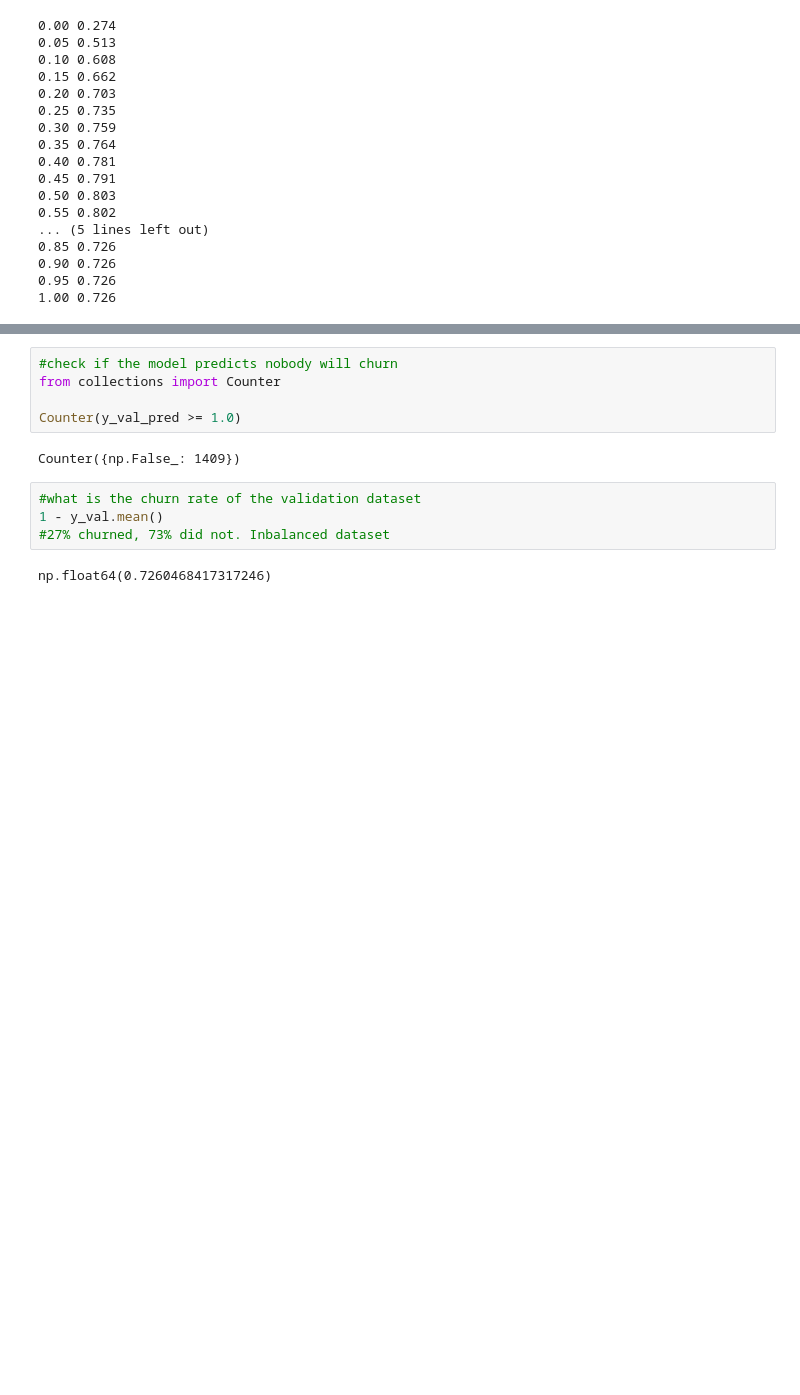
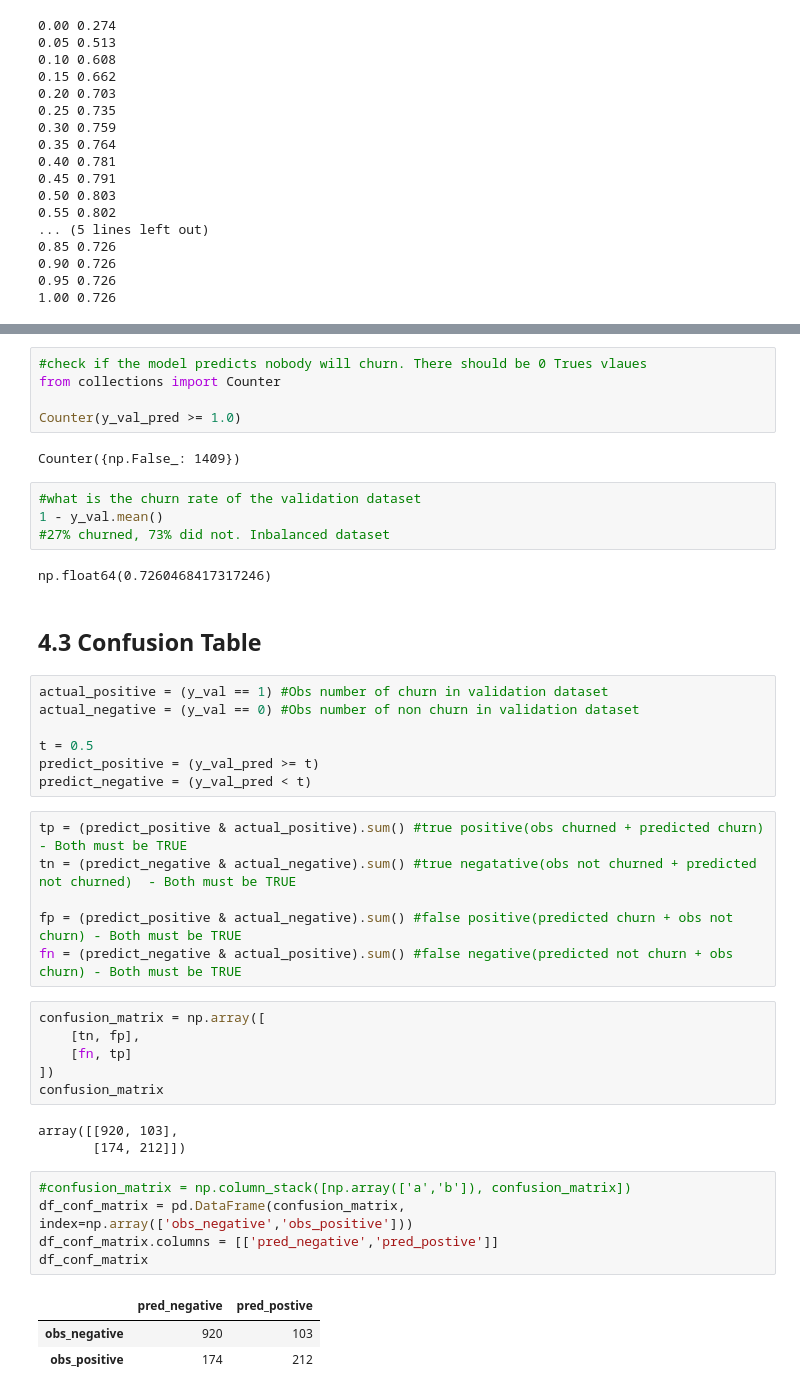
Before and after one commit to dangerpouse/zoomcamp---Machine-Learning, a Jupyter notebook: 03 - Classification/001 - Churn Project.ipynb, the cells around one changed output, grey strips where cells are left out. Cells and saved outputs as stored; diff of their text form; blank space fills up the shorter version.

```diff
--- a/03 - Classification/001 - Churn Project.ipynb
+++ b/03 - Classification/001 - Churn Project.ipynb
@@ -1106,5 +1106,5 @@ sns.lineplot(df_scores, x='threshold',y='score')
 # %%
-#check if the model predicts nobody will churn
+#check if the model predicts nobody will churn. There should be 0 Trues vlaues
 from collections import Counter
 
 Counter(y_val_pred >= 1.0)
@@ -1116,3 +1116,36 @@ Counter({np.False_: 1409})
 #27% churned, 73% did not. Inbalanced dataset
 # %% [output]
 np.float64(0.7260468417317246)
+# %% [markdown]
+## 4.3 Confusion Table
+# %%
+actual_positive = (y_val == 1) #Obs number of churn in validation dataset
+actual_negative = (y_val == 0) #Obs number of non churn in validation dataset
+
+t = 0.5
+predict_positive = (y_val_pred >= t)
+predict_negative = (y_val_pred < t)
+# %%
+tp = (predict_positive & actual_positive).sum() #true positive(obs churned + predicted churn) - Both must be TRUE
+tn = (predict_negative & actual_negative).sum() #true negatative(obs not churned + predicted not churned)  - Both must be TRUE
+
+fp = (predict_positive & actual_negative).sum() #false positive(predicted churn + obs not churn) - Both must be TRUE
+fn = (predict_negative & actual_positive).sum() #false negative(predicted not churn + obs churn) - Both must be TRUE
+# %%
+confusion_matrix = np.array([
+    [tn, fp],
+    [fn, tp]
+])
+confusion_matrix
+# %% [output]
+array([[920, 103],
+       [174, 212]])
+# %%
+#confusion_matrix = np.column_stack([np.array(['a','b']), confusion_matrix])
+df_conf_matrix = pd.DataFrame(confusion_matrix, index=np.array(['obs_negative','obs_positive']))
+df_conf_matrix.columns = [['pred_negative','pred_postive']]
+df_conf_matrix
+# %% [output]
+|  | pred_negative | pred_postive |
+| obs_negative | 920 | 103 |
+| obs_positive | 174 | 212 |
```
Also changed, not shown: parts of 21 cells of this notebook.
